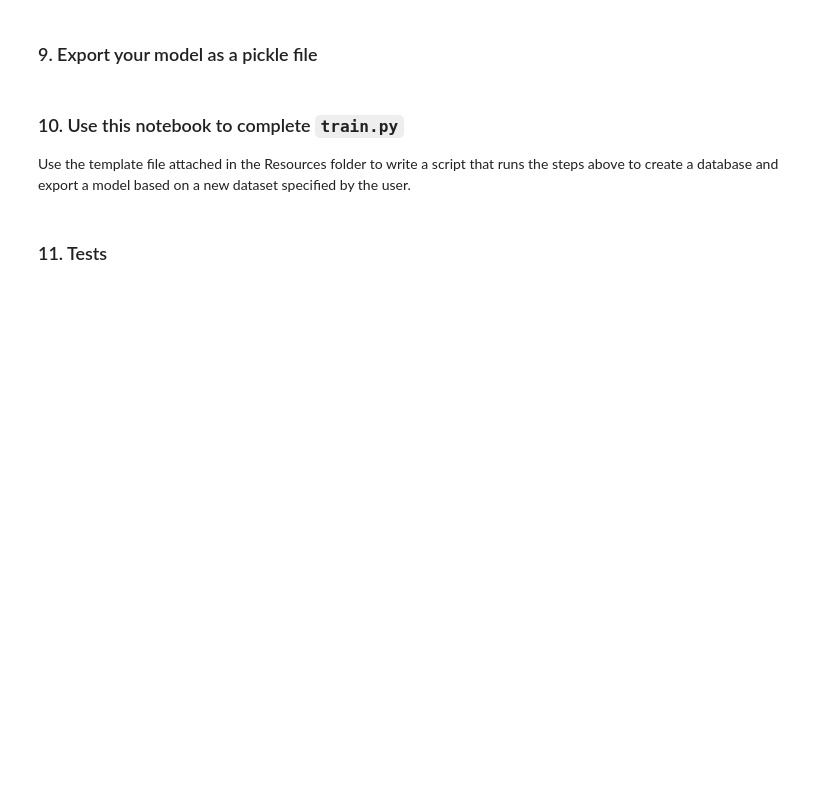
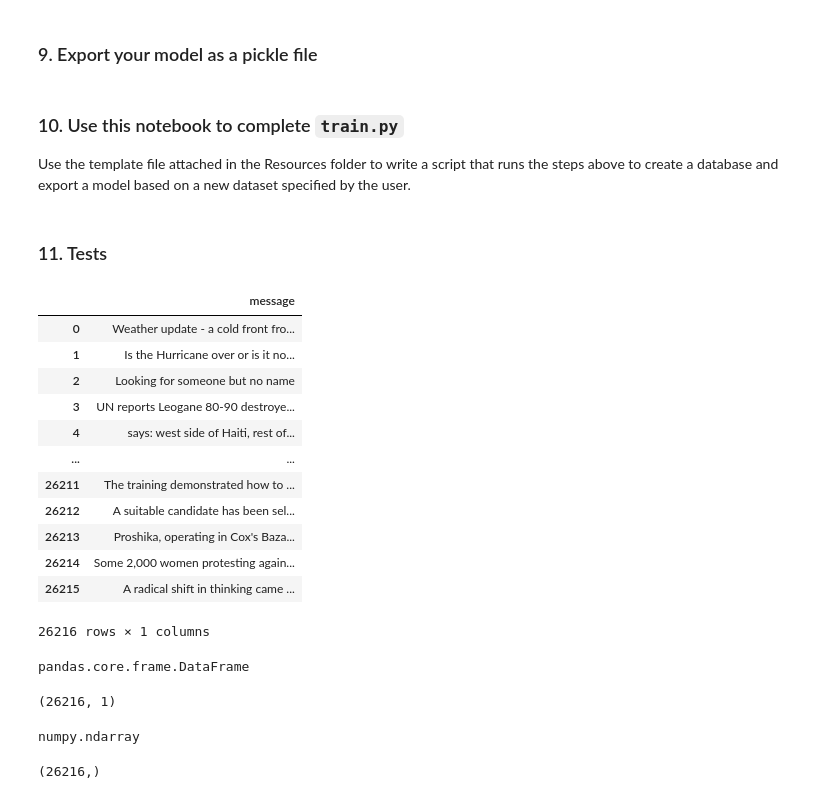
Before and after one commit to mxagar/disaster_response_pipeline, a Jupyter notebook: notebooks/ML_Pipeline_Preparation.ipynb, the cells around one changed output. Saved outputs shown, nothing was run; the diff lists cells and outputs as text; code cells hidden in the pictures; blank space fills up the shorter version.

```diff
--- a/notebooks/ML_Pipeline_Preparation.ipynb
+++ b/notebooks/ML_Pipeline_Preparation.ipynb
@@ -442,0 +445,39 @@ Use the template file attached in the Resources folder to write a script that ru
+# %%
+config = dr.load_validate_config(config_filename="../config.yaml")
+# %%
+X, Y = dr.load_XY(config['categorical_columns'],
+                config['nlp_columns'],
+                config['target_columns'],
+                "../data/DisasterResponse.db")
+# %%
+X
+# %% [output]
+|  | message |
+| 0 | Weather update - a cold front fro... |
+| 1 | Is the Hurricane over or is it no... |
+| 2 | Looking for someone but no name |
+| 3 | UN reports Leogane 80-90 destroye... |
+| 4 | says: west side of Haiti, rest of... |
+| ... | ... |
+| 26211 | The training demonstrated how to ... |
+| 26212 | A suitable candidate has been sel... |
+| 26213 | Proshika, operating in Cox's Baza... |
+| 26214 | Some 2,000 women protesting again... |
+| 26215 | A radical shift in thinking came ... |
+26216 rows × 1 columns
+# %%
+type(X)
+# %% [output]
+pandas.core.frame.DataFrame
+# %%
+X.shape
+# %% [output]
+(26216, 1)
+# %%
+type(X.values)
+# %% [output]
+numpy.ndarray
+# %%
+pd.Series(X['message']).shape
+# %% [output]
+(26216,)
```
Also changed, not shown: parts of 6 cells of this notebook.
